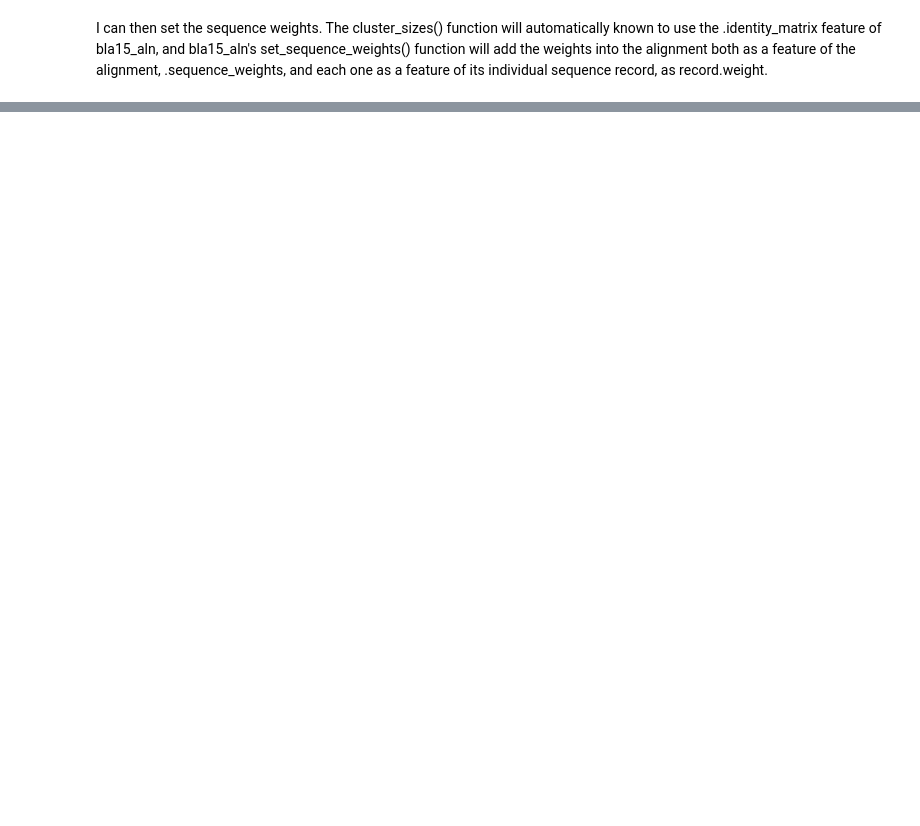
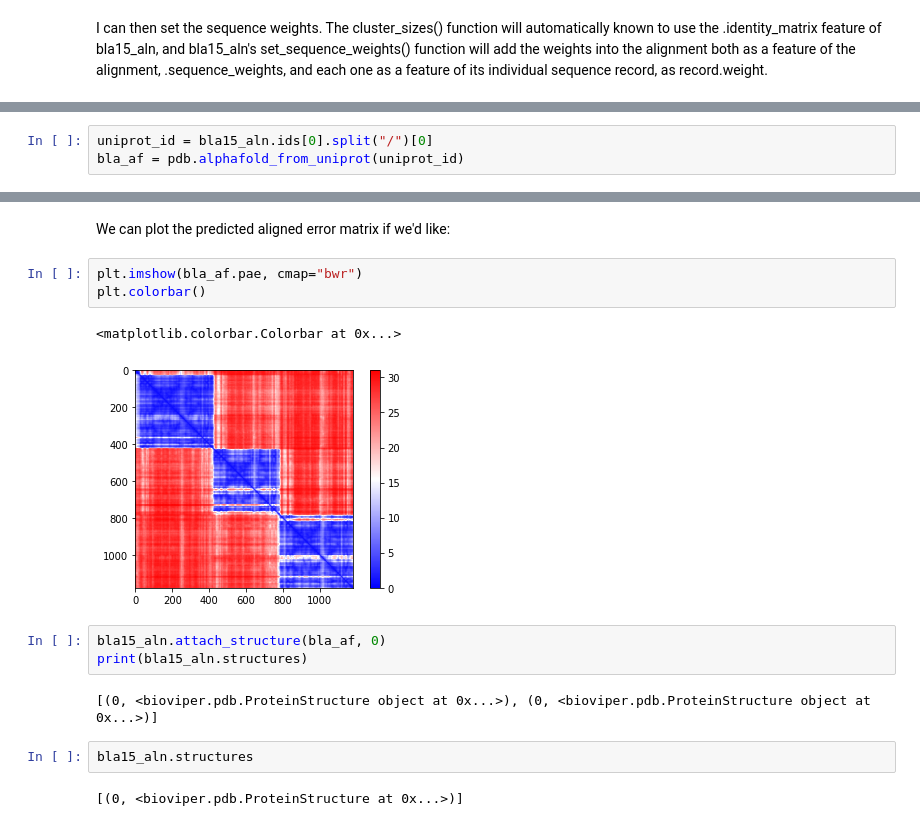
Before and after one commit to samberry19/bioviper, a Jupyter notebook: notebooks/Beta-lactamase example.ipynb, the cells around one changed output, grey strips where cells are left out. Cells and saved outputs as stored; diff of their text form; blank space fills up the shorter version.

```diff
--- a/notebooks/Beta-lactamase example.ipynb
+++ b/notebooks/Beta-lactamase example.ipynb
@@ -167,0 +169,3 @@ bla15_aln.calc_frequencies()
+# %%
+uniprot_id = bla15_aln.ids[0].split("/")[0]
+bla_af = pdb.alphafold_from_uniprot(uniprot_id)
@@ -167,0 +190,17 @@ bla15_aln.calc_frequencies()
+# %% [markdown]
+We can plot the predicted aligned error matrix if we'd like:
+# %%
+plt.imshow(bla_af.pae, cmap="bwr")
+plt.colorbar()
+# %% [output]
+<matplotlib.colorbar.Colorbar at 0x...>
+[figure, added]
+# %%
+bla15_aln.attach_structure(bla_af, 0)
+print(bla15_aln.structures)
+# %% [output]
+[(0, <bioviper.pdb.ProteinStructure object at 0x...>), (0, <bioviper.pdb.ProteinStructure object at 0x...>)]
+# %%
+bla15_aln.structures
+# %% [output]
+[(0, <bioviper.pdb.ProteinStructure at 0x...>)]
```
Also changed, not shown: parts of 12 cells of this notebook, 2 other files.
